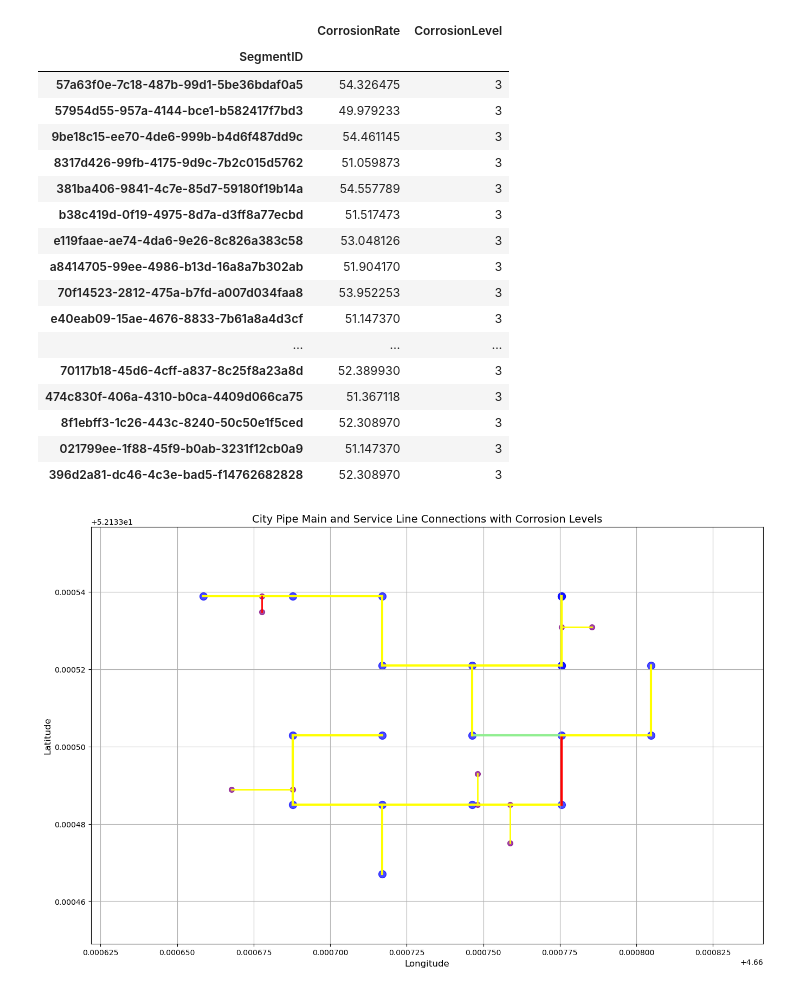
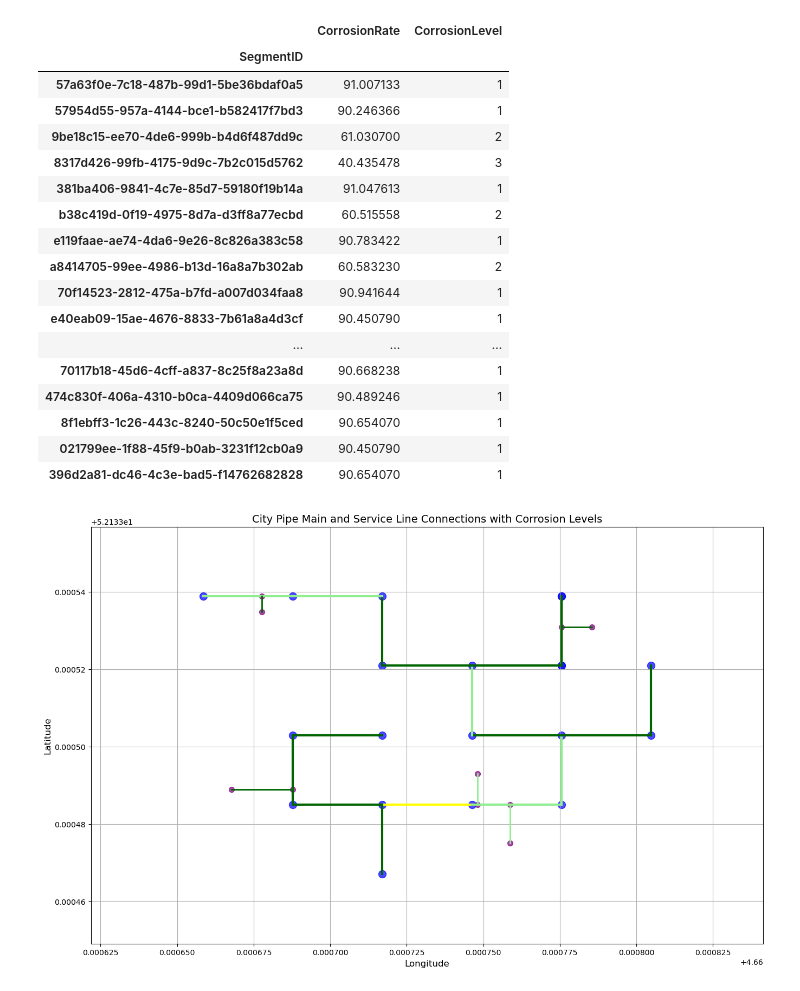
Before and after one commit to Yskria/M3DMiB, a Jupyter notebook: DigitalTwinMain.ipynb, the cells around one changed output. Drawn from its saved outputs; the diff is of its cells as text; code cells hidden in the pictures.

```diff
--- a/DigitalTwinMain.ipynb
+++ b/DigitalTwinMain.ipynb
@@ -40,6 +40,7 @@ corrosion_results = []
 
 for index, row in Corrosion.iterrows():
     segment_id = row['SegmentID']
+    old_rate = row['CorrosionRate']
 
     pipe_data = pipe_information[pipe_information['SegmentID'] == segment_id].iloc[0]
     water_data = state_of_water[state_of_water['SegmentID'] == segment_id].iloc[0]
@@ -78,7 +79,7 @@ for index, row in Corrosion.iterrows():
     S = normalize(S, *ranges["S"])
     I = 0.5
 
-    Y = 40
+    Y = 5
 
     if pipe_data['Pipe Type'] == 'City Pipe Main':
         term1 = 0.16 * (0.3 + (A * (1 + 0.15)))
@@ -91,7 +92,7 @@ for index, row in Corrosion.iterrows():
         #print("City Pipes Lines")
         #print(P)
         #print(f"Term 1: {term1} Term 2: {term2} Term 3: {term3} Term 4: {term4} Term 5: {term5} Term 6: {term6} Term 7: {term7}")
-        corrosion_rate = 100 - (2.2 * Y * (term1 + term2 + term3 + term4 + term5 + term6 + term7))
+
     else:
         term1 = 0.16 * (0.3 + (A * (1 + 0.15)))
         term2 = 0.08 * (0.3 + (abs((P - mP)) * (1 + (1 / mPdev))))
@@ -104,7 +105,8 @@ for index, row in Corrosion.iterrows():
         #print(P)
         #print(f"Term 1: {term1} Term 2: {term2} Term 3: {term3} Term 4: {term4} Term 5: {term5} Term 6: {term6} Term 7: {term7}")
 
-        corrosion_rate = 100 - (2.2 * Y * (term1 + term2 + term3 + term4 + term5 + term6 + term7))
+    adjustment = 2.2 * Y * (term1 + term2 + term3 + term4 + term5 + term6 + term7)
+    corrosion_rate = old_rate - adjustment
 
     # Determine corrosion level
     if 80 <= corrosion_rate <= 100:
@@ -131,38 +133,36 @@ for index, row in Corrosion.iterrows():
 
 corrosion_results_df = pd.DataFrame(corrosion_results)
 
-# Merge the updated corrosion data back into the original Corrosion DataFrame
-Corrosion.set_index('SegmentID', inplace=True)  # Set SegmentID as the index
-corrosion_results_df.set_index('SegmentID', inplace=True)  # Align SegmentID indices
+Corrosion.set_index('SegmentID', inplace=True)
+corrosion_results_df.set_index('SegmentID', inplace=True)
 
-# Update the Corrosion DataFrame
-Corrosion.update(corrosion_results_df[['CorrosionRate', 'CorrosionLevel']])  # Update only these columns
+Corrosion.update(corrosion_results_df[['CorrosionRate', 'CorrosionLevel']])
 
 # Reset the index
 Corrosion.reset_index(inplace=True)
 
 # Save the updated Corrosion DataFrame to the CSV file
-#Corrosion.to_csv("Corrosion.csv", index=False)
+Corrosion.to_csv("Corrosion_evaluated.csv", index=False)
 corrosion_results_df.head(100)
 # %% [output]
 |  | CorrosionRate | CorrosionLevel |
 | SegmentID |  |  |
-| 57a63f0e-7c18-487b-99d1-5be36bdaf0a5 | 54.326475 | 3 |
-| 57954d55-957a-4144-bce1-b582417f7bd3 | 49.979233 | 3 |
-| 9be18c15-ee70-4de6-999b-b4d6f487dd9c | 54.461145 | 3 |
-| 8317d426-99fb-4175-9d9c-7b2c015d5762 | 51.059873 | 3 |
-| 381ba406-9841-4c7e-85d7-59180f19b14a | 54.557789 | 3 |
-| b38c419d-0f19-4975-8d7a-d3ff8a77ecbd | 51.517473 | 3 |
-| e119faae-ae74-4da6-9e26-8c826a383c58 | 53.048126 | 3 |
-| a8414705-99ee-4986-b13d-16a8a7b302ab | 51.904170 | 3 |
-| 70f14523-2812-475a-b7fd-a007d034faa8 | 53.952253 | 3 |
-| e40eab09-15ae-4676-8833-7b61a8a4d3cf | 51.147370 | 3 |
+| 57a63f0e-7c18-487b-99d1-5be36bdaf0a5 | 91.007133 | 1 |
+| 57954d55-957a-4144-bce1-b582417f7bd3 | 90.246366 | 1 |
+| 9be18c15-ee70-4de6-999b-b4d6f487dd9c | 61.030700 | 2 |
+| 8317d426-99fb-4175-9d9c-7b2c015d5762 | 40.435478 | 3 |
+| 381ba406-9841-4c7e-85d7-59180f19b14a | 91.047613 | 1 |
+| b38c419d-0f19-4975-8d7a-d3ff8a77ecbd | 60.515558 | 2 |
+| e119faae-ae74-4da6-9e26-8c826a383c58 | 90.783422 | 1 |
+| a8414705-99ee-4986-b13d-16a8a7b302ab | 60.583230 | 2 |
+| 70f14523-2812-475a-b7fd-a007d034faa8 | 90.941644 | 1 |
+| e40eab09-15ae-4676-8833-7b61a8a4d3cf | 90.450790 | 1 |
 | ... | ... | ... |
-| 70117b18-45d6-4cff-a837-8c25f8a23a8d | 52.389930 | 3 |
-| 474c830f-406a-4310-b0ca-4409d066ca75 | 51.367118 | 3 |
-| 8f1ebff3-1c26-443c-8240-50c50e1f5ced | 52.308970 | 3 |
-| 021799ee-1f88-45f9-b0ab-3231f12cb0a9 | 51.147370 | 3 |
-| 396d2a81-dc46-4c3e-bad5-f14762682828 | 52.308970 | 3 |
+| 70117b18-45d6-4cff-a837-8c25f8a23a8d | 90.668238 | 1 |
+| 474c830f-406a-4310-b0ca-4409d066ca75 | 90.489246 | 1 |
+| 8f1ebff3-1c26-443c-8240-50c50e1f5ced | 90.654070 | 1 |
+| 021799ee-1f88-45f9-b0ab-3231f12cb0a9 | 90.450790 | 1 |
+| 396d2a81-dc46-4c3e-bad5-f14762682828 | 90.654070 | 1 |
 # %%
 # Define corrosion colors
 corrosion_colors = {
@@ -172,7 +172,10 @@ corrosion_colors = {
     4: 'orange',
     5: 'red'
 }
-corrosion_map = Corrosion.set_index('SegmentID')['CorrosionLevel'].to_dict()
+
+CEval = pd.read_csv('Corrosion_evaluated.csv')
+
+corrosion_map = CEval.set_index('SegmentID')['CorrosionLevel'].to_dict()
 
 city_edges = []
 city_positions = {}
@@ -210,34 +213,34 @@ lat_range = combined_latitudes.max() - combined_latitudes.min()
 zoom_factor = 1.5
 
 plt.figure(figsize=(16, 10))
 
 for edge in city_edges:
     x_coords = [edge[0][0], edge[1][0]]
     y_coords = [edge[0][1], edge[1][1]]
     plt.plot(x_coords, y_coords, color=edge[2], linewidth=3, label='City Pipe Main Edge')
 
 for edge in service_edges:
     x_coords = [edge[0][0], edge[1][0]]
     y_coords = [edge[0][1], edge[1][1]]
     plt.plot(x_coords, y_coords, color=edge[2], linewidth=2, label='Service Line Edge')
 
 for node, (lon, lat) in city_positions.items():
     plt.scatter(lon, lat, s=100, alpha=0.7, color='blue', label='City Pipe Main Node')
 
 for node, (lon, lat) in service_positions.items():
     plt.scatter(lon, lat, s=50, alpha=0.7, color='purple', label='Service Line Node')
 
 plt.xlabel("Longitude", fontsize=12)
 plt.ylabel("Latitude", fontsize=12)
 plt.title("City Pipe Main and Service Line Connections with Corrosion Levels", fontsize=14)
 
 plt.xlim(center_lon - (lon_range / 2 * zoom_factor), center_lon + (lon_range / 2 * zoom_factor))
 plt.ylim(center_lat - (lat_range / 2 * zoom_factor), center_lat + (lat_range / 2 * zoom_factor))
 
 plt.grid(True)
 plt.show()
 # %% [output]
-[figure, old version]
+[figure, new version]
 # %%
 # Set the default renderer to open in the browser
 pio.renderers.default = 'browser'
```
